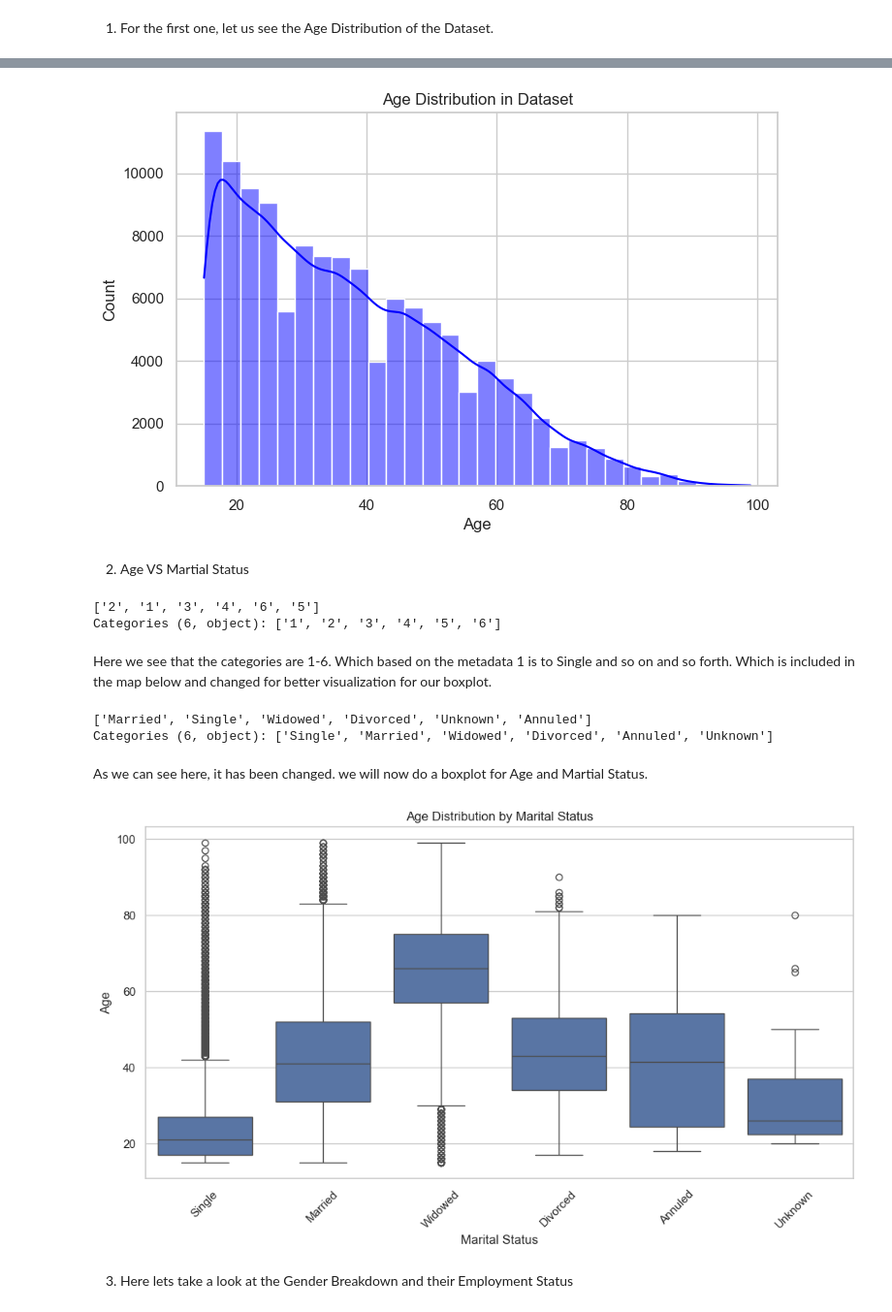
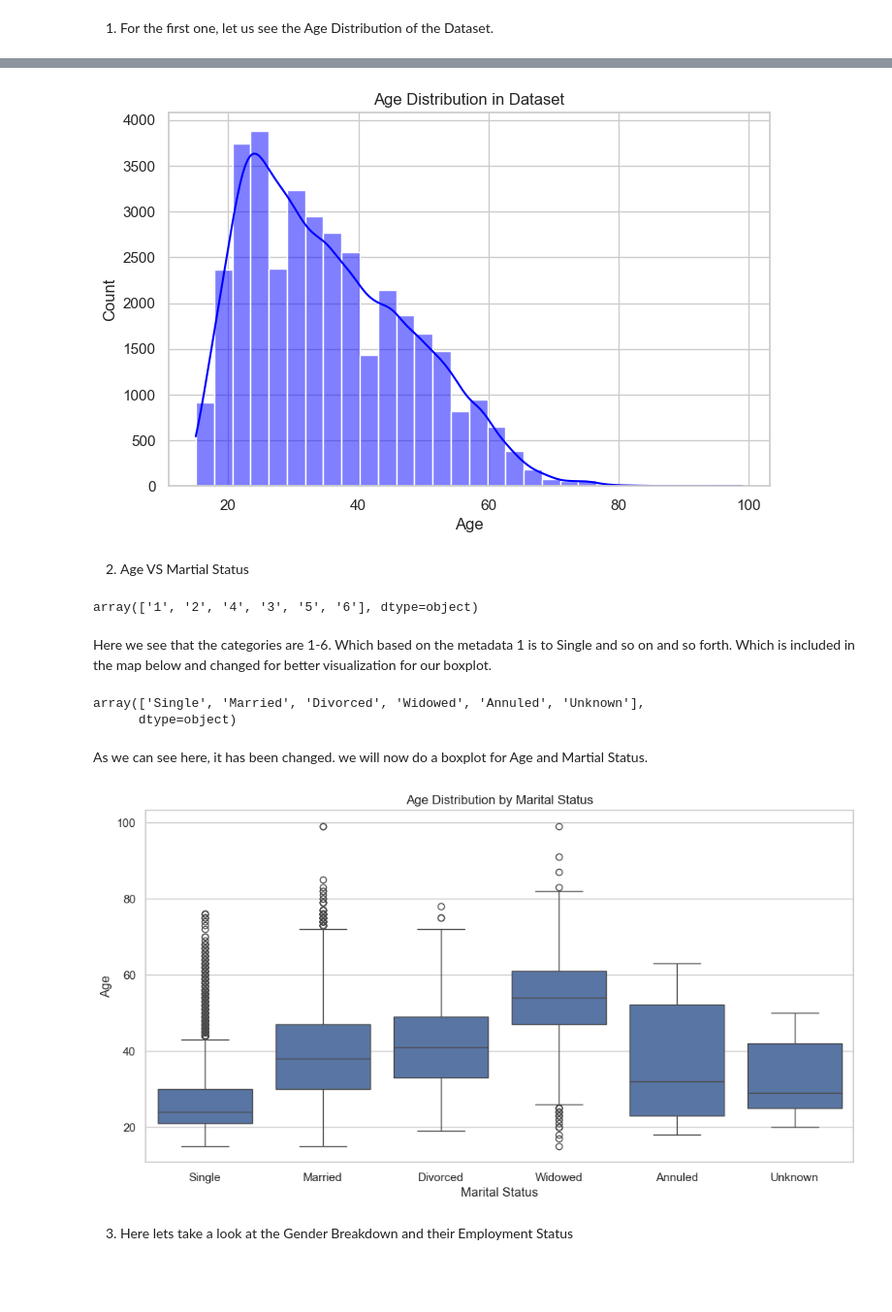
Before and after one commit to Waynes-Wu/stintsy-final-project, a Jupyter notebook: final.ipynb, the cells around one changed output, grey strips where cells are left out. Shown at 97% size. Drawn from its saved outputs; the diff is of its cells as text; code cells hidden in the pictures; blank space fills up the shorter version.

```diff
--- a/final.ipynb
+++ b/final.ipynb
@@ -168,8 +168,8 @@ Now that we are able to manually observe the dataset, we can now move on to quer
 # %% [markdown]
 Before we continue, let's first convert object to category type.
 # %%
-for col in labor_df.select_dtypes(include=['object']).columns:
-    labor_df[col] = labor_df[col].astype('category')
+# for col in labor_df.select_dtypes(include=['object']).columns:
+#     labor_df[col] = labor_df[col].astype('category')
 # %%
 labor_df.replace(" ", np.nan, inplace=True)
 
@@ -222,0 +221,2 @@ Series([], dtype: int64)
+# %%
+labor_df = labor_df[labor_df['PUFC05_AGE'] >= 15]
@@ -222,0 +225,5 @@ Series([], dtype: int64)
+# %%
+# contains many whitespaces as null values
+labor_df['PUFC25_PBASIC'] = labor_df['PUFC25_PBASIC'].astype(str).str.strip()
+labor_df = labor_df[ labor_df['PUFC25_PBASIC']!='' ]
+labor_df['PUFC25_PBASIC'] = labor_df['PUFC25_PBASIC'].astype(int)
@@ -326,4 +321,0 @@ np.int64(123080)
-# %%
-labor_df['PUFC05_AGE'].unique()
-labor_df['PUFC05_AGE'] = labor_df['PUFC05_AGE'][labor_df['PUFC05_AGE'] >= 15]
-labor_df['PUFC05_AGE']
@@ -363,14 +327,13 @@ plt.xlabel("Age")
 plt.ylabel("Count")
 plt.show()
 # %% [output]
-[figure, old version]
+[figure, new version]
 # %% [markdown]
 2. Age VS Martial Status
 # %%
 labor_df['PUFC06_MSTAT'].unique()
 # %% [output]
-['2', '1', '3', '4', '6', '5']
-Categories (6, object): ['1', '2', '3', '4', '5', '6']
+array(['1', '2', '4', '3', '5', '6'], dtype=object)
 # %% [markdown]
 Here we see that the categories are 1-6. Which based on the metadata 1 is to Single and so on and so forth. Which is included in the map below and changed for better visualization for our boxplot.
 # %%
@@ -387,20 +350,19 @@ labor_df['PUFC06_MSTAT'] = labor_df['PUFC06_MSTAT'].map(marital_status_map)
 # %%
 labor_df['PUFC06_MSTAT'].unique()
 # %% [output]
-['Married', 'Single', 'Widowed', 'Divorced', 'Unknown', 'Annuled']
-Categories (6, object): ['Single', 'Married', 'Widowed', 'Divorced', 'Annuled', 'Unknown']
+array(['Single', 'Married', 'Divorced', 'Widowed', 'Annuled', 'Unknown'],
+      dtype=object)
 # %% [markdown]
 As we can see here, it has been changed. we will now do a boxplot for Age and Martial Status.
 # %%
 plt.figure(figsize=(12, 6))
 sns.boxplot(x='PUFC06_MSTAT', y='PUFC05_AGE', data=labor_df)
 plt.title("Age Distribution by Marital Status")
 plt.xlabel("Marital Status")
 plt.ylabel("Age")
-plt.xticks(rotation=45)
 plt.show()
 # %% [output]
-[figure, old version]
+[figure, new version]
 # %% [markdown]
 3. Here lets take a look at the Gender Breakdown and their Employment Status
 # %% [markdown]
```
Also changed, not shown: parts of 21 cells of this notebook, 1 other file.
